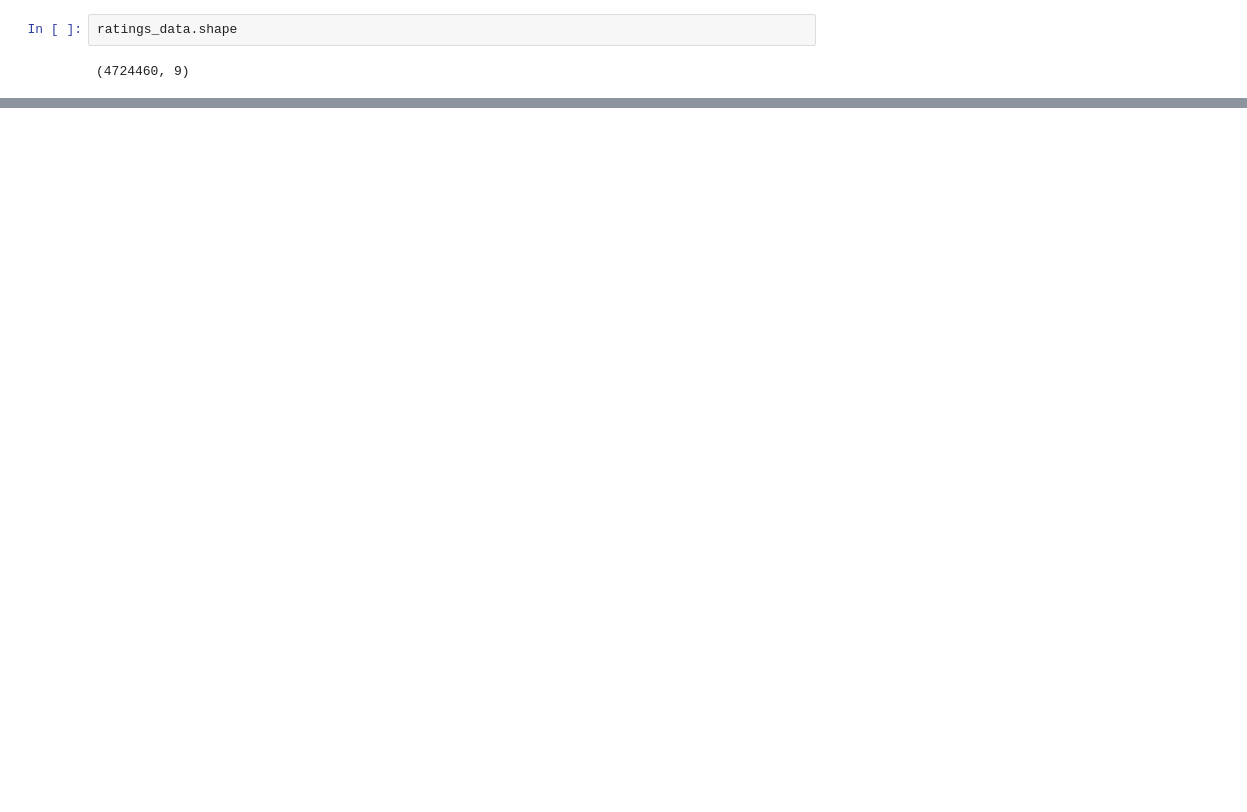
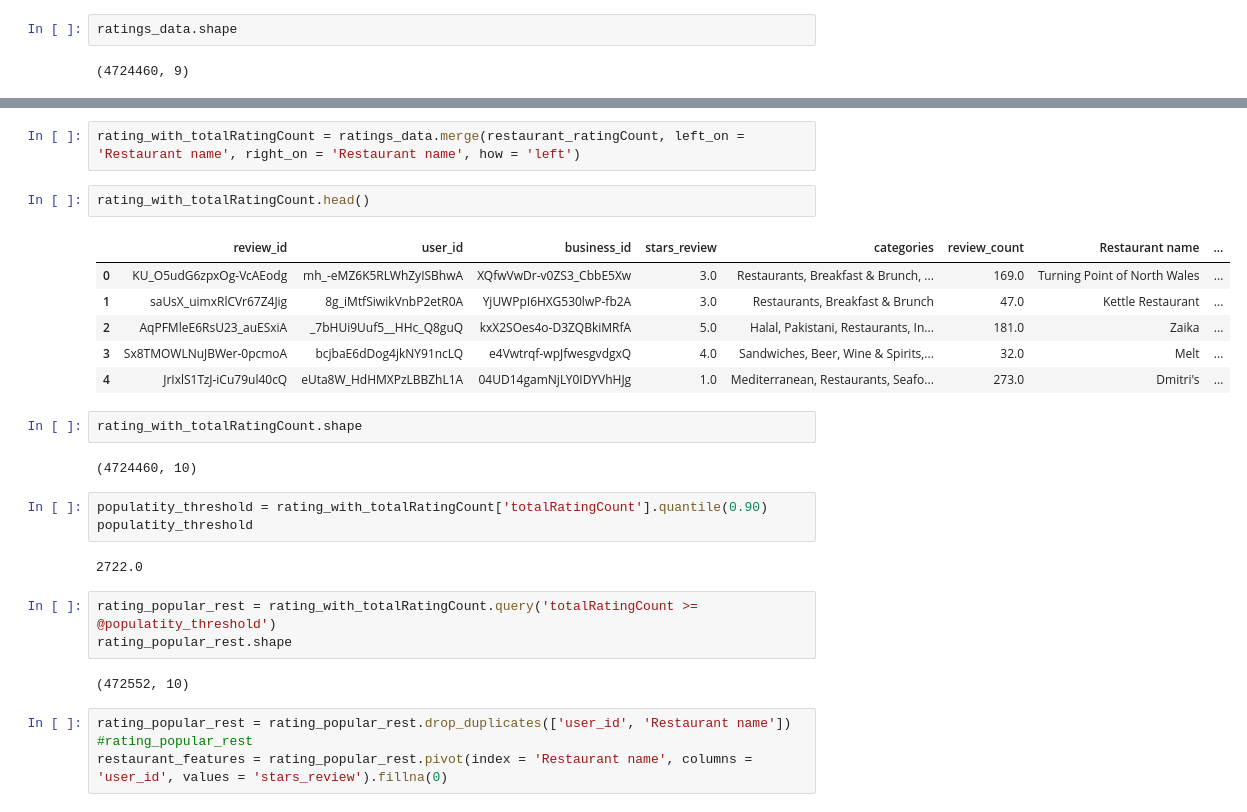
Before and after one commit to alont01/Restaurant_Recommendation, a Jupyter notebook: restaurant-recommendation.ipynb, the cells around one changed output, grey strips where cells are left out. Saved outputs shown, nothing was run; the diff lists cells and outputs as text; blank space fills up the shorter version.

```diff
--- a/restaurant-recommendation.ipynb
+++ b/restaurant-recommendation.ipynb
@@ -415,0 +233,29 @@ Series([], Name: Restaurant name, dtype: object)
+# %%
+rating_with_totalRatingCount = ratings_data.merge(restaurant_ratingCount, left_on = 'Restaurant name', right_on = 'Restaurant name', how = 'left')
+# %%
+rating_with_totalRatingCount.head()
+# %% [output]
+|  | review_id | user_id | business_id | stars_review | categories | review_count | Restaurant name | ... |
+| 0 | KU_O5udG6zpxOg-VcAEodg | mh_-eMZ6K5RLWhZyISBhwA | XQfwVwDr-v0ZS3_CbbE5Xw | 3.0 | Restaurants, Breakfast & Brunch, ... | 169.0 | Turning Point of North Wales | ... |
+| 1 | saUsX_uimxRlCVr67Z4Jig | 8g_iMtfSiwikVnbP2etR0A | YjUWPpI6HXG530lwP-fb2A | 3.0 | Restaurants, Breakfast & Brunch | 47.0 | Kettle Restaurant | ... |
+| 2 | AqPFMleE6RsU23_auESxiA | _7bHUi9Uuf5__HHc_Q8guQ | kxX2SOes4o-D3ZQBkiMRfA | 5.0 | Halal, Pakistani, Restaurants, In... | 181.0 | Zaika | ... |
+| 3 | Sx8TMOWLNuJBWer-0pcmoA | bcjbaE6dDog4jkNY91ncLQ | e4Vwtrqf-wpJfwesgvdgxQ | 4.0 | Sandwiches, Beer, Wine & Spirits,... | 32.0 | Melt | ... |
+| 4 | JrIxlS1TzJ-iCu79ul40cQ | eUta8W_HdHMXPzLBBZhL1A | 04UD14gamNjLY0IDYVhHJg | 1.0 | Mediterranean, Restaurants, Seafo... | 273.0 | Dmitri's | ... |
+# %%
+rating_with_totalRatingCount.shape
+# %% [output]
+(4724460, 10)
+# %%
+populatity_threshold = rating_with_totalRatingCount['totalRatingCount'].quantile(0.90)
+populatity_threshold
+# %% [output]
+2722.0
+# %%
+rating_popular_rest = rating_with_totalRatingCount.query('totalRatingCount >= @populatity_threshold')
+rating_popular_rest.shape
+# %% [output]
+(472552, 10)
+# %%
+rating_popular_rest = rating_popular_rest.drop_duplicates(['user_id', 'Restaurant name'])
+#rating_popular_rest
+restaurant_features = rating_popular_rest.pivot(index = 'Restaurant name', columns = 'user_id', values = 'stars_review').fillna(0)
```
Also changed, not shown: parts of 29 cells of this notebook.
